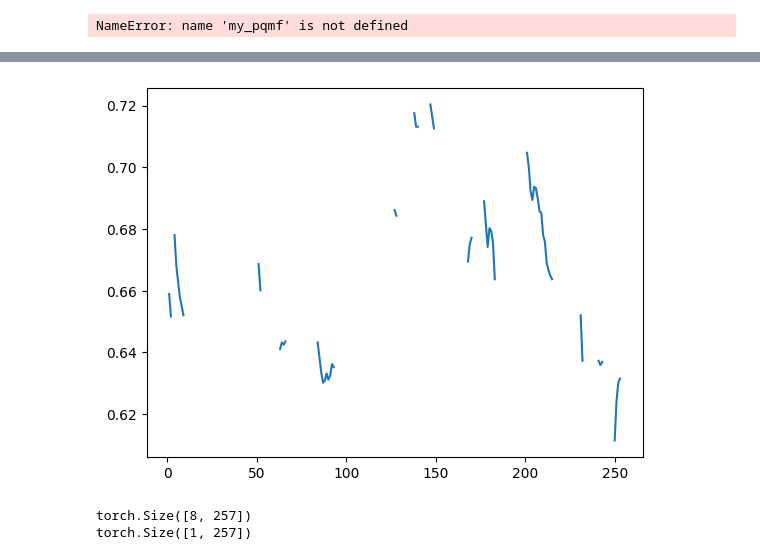
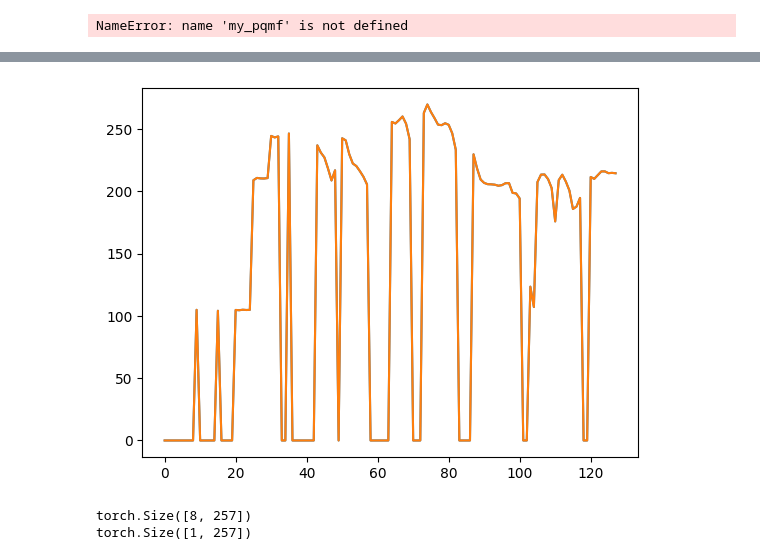
Before and after one commit to abargum/RAVE, a Jupyter notebook: test.ipynb, the cells around one changed output, grey strips where cells are left out. Cells and saved outputs as stored; diff of their text form; code cells hidden in the pictures.

Commit message:
new pitch tracker

```diff
--- a/test.ipynb
+++ b/test.ipynb
@@ -147,7 +151,7 @@ ipd.display(ipd.Audio(mix, rate=44100))
 # %% [output]
 NameError: name 'my_pqmf' is not defined
 # %%
-run = "abs"
+run = "runs/test-quickf0_0785598cb0"
 
 ema_weights = False
 
@@ -238,3 +242,14 @@ def get_f0_norm(y, f0_median, f0_std, fs: int, win_length: int, mult: float=1.0,
     f0_one_hot_idxs = torch.bucketize(log_f0_norm, bins, right=True) - 1
     f0_one_hot = one_hot(f0_one_hot_idxs, num_f0_bins+1)
     return f0_one_hot, log_f0_norm
+# %%
+def nanstd(o, dim, keepdim=False):
+    result = torch.sqrt(
+                    torch.nanmean(
+                        torch.pow( torch.abs(o-torch.nanmean(o,dim=dim).unsqueeze(dim)),2),
+                        dim=dim
+                    )
+                )
+    if keepdim:
+        result = result.unsqueeze(dim)
+    return result
@@ -242,6 +312,8 @@ def get_f0_norm(y, f0_median, f0_std, fs: int, win_length: int, mult: float=1.0,
 import matplotlib.pyplot as plt
 import scipy.io.wavfile
 from  scipy.io import wavfile
+from torchfcpe import spawn_bundled_infer_model
+pitch_model = spawn_bundled_infer_model(device="cuda:0")
 
 my_pqmf = pretrained.pqmf
 my_encoder = pretrained.encoder
@@ -253,8 +325,8 @@ emb_audio = torch.tensor(emb_audio[:131072]).unsqueeze(0)
 emb_audio_pqmf = my_pqmf(torch.tensor(emb_audio.unsqueeze(1)))
 target_emb = my_speaker_encoder(emb_audio_pqmf).unsqueeze(2)
 
-x, _ = librosa.load("libri.wav", sr=44100, mono=True)
-x = torch.tensor(x[:2*131072]).unsqueeze(0)
+x, _ = librosa.load("../vctk-small/p228/p228_005_mic1.flac", sr=44100, mono=True)
+x = torch.tensor(x[:131072]).unsqueeze(0)
 
 src_f0_median, src_f0_std = extract_f0_median_std(
             x,
@@ -262,16 +334,53 @@ src_f0_median, src_f0_std = extract_f0_median_std(
             1024
         )
 
-src_f0_median = src_f0_median.unsqueeze(0).repeat(x.shape[0], 1)
-src_f0_std = src_f0_std.unsqueeze(0).repeat(x.shape[0], 1)
+#src_f0_median = src_f0_median.unsqueeze(0).repeat(x.shape[0], 1)
+#src_f0_std = src_f0_std.unsqueeze(0).repeat(x.shape[0], 1)
 
-f0_norm, log_f0_norm = get_f0_norm(x, src_f0_median, src_f0_std, 44100, 1024)
+#f0_norm, log_f0_norm = get_f0_norm(x, src_f0_median, src_f0_std, 44100, 1024)
 #np.savetxt('tens.txt', f0_norm[0, :].numpy())
-f0_norm = torch.permute(f0_norm, (0, 2, 1))
-print(log_f0_norm.shape, f0_norm.shape)
+#f0_norm = torch.permute(f0_norm, (0, 2, 1))
+f0_in_length=(x.shape[-1] // 1024)
 
-print(src_f0_median, src_f0_std)
-plt.plot(log_f0_norm[0, :410].numpy())
+f0_in = pitch_model.infer(x.unsqueeze(-1),
+                         sr=44100,
+                         decoder_mode='local_argmax',
+                         threshold=0.006,
+                         f0_min=50,
+                         f0_max=550,
+                         interp_uv=False,
+                         output_interp_target_length=f0_in_length)
+
+f0_tar = pitch_model.infer(emb_audio.unsqueeze(-1),
+                         sr=44100,
+                         decoder_mode='local_argmax',
+                         threshold=0.006,
+                         f0_min=50,
+                         f0_max=550,
+                         interp_uv=False,
+                         output_interp_target_length=f0_in_length)
+
+f0_stats_inp = f0_in.clone()
+f0_stats_inp[f0_stats_inp == 0] = float('nan')
+mean_in = torch.nanmean(f0_stats_inp, dim=1, keepdim=True)
+std_in = nanstd(f0_stats_inp, dim=1, keepdim=True)
+
+f0_stats_tar = f0_tar.clone()
+f0_stats_tar[f0_stats_tar == 0] = float('nan')
+mean_tar = torch.nanmean(f0_stats_tar, dim=1, keepdim=True)
+std_tar = nanstd(f0_stats_tar, dim=1, keepdim=True)
+
+standardized_source_pitch = (f0_in - mean_in) / std_in
+source_pitch = (standardized_source_pitch * std_tar + mean_tar)
+source_pitch[torch.isnan(source_pitch)] = 0
+
+f0_norm = torch.permute(source_pitch, (0, 2, 1))
+
+print(f0_norm.shape)
+
+print(mean_in, std_in)
+plt.plot(f0_norm[0, 0, :].cpu().numpy())
+plt.plot(f0_in[0, :, 0].cpu().numpy())
 
 x_in = x.unsqueeze(1)
 x_in = my_pqmf(x_in)
@@ -279,8 +388,9 @@ x_in = my_pqmf(x_in)
 z = my_encoder(x_in[: , :6, :])
 emb = target_emb.repeat(z.shape[0], 1, z.shape[-1])
 
-print(z.shape, emb.shape, f0_norm.shape)
-z = torch.cat((z, emb, f0_norm), dim=1)
+print(z.shape, emb.shape, f0_norm.shape, f0_in.shape)
+z = torch.cat((z, emb, f0_norm.cpu()), dim=1)
+print(z.shape)
 
 y = my_decoder(z)
 y = my_pqmf.inverse(y)
@@ -298,6 +413,6 @@ torch.Size([1, 64, 256]) torch.Size([1, 256, 256]) torch.Size([1, 257, 256])
 [interactive output not drawn]
 [interactive output not drawn]
-[figure, old version]
+[figure, new version]
 # %%
 import torchcrepe
 
```
Also changed, not shown: parts of 4 cells of this notebook, 2 other files.
